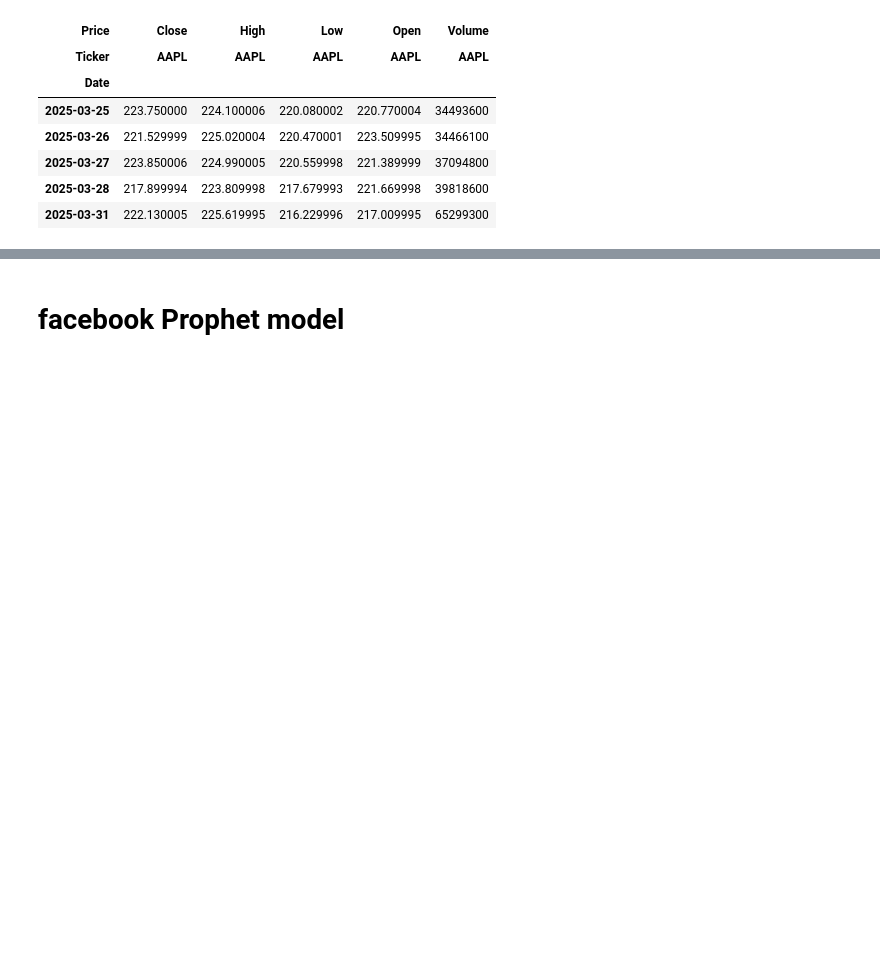
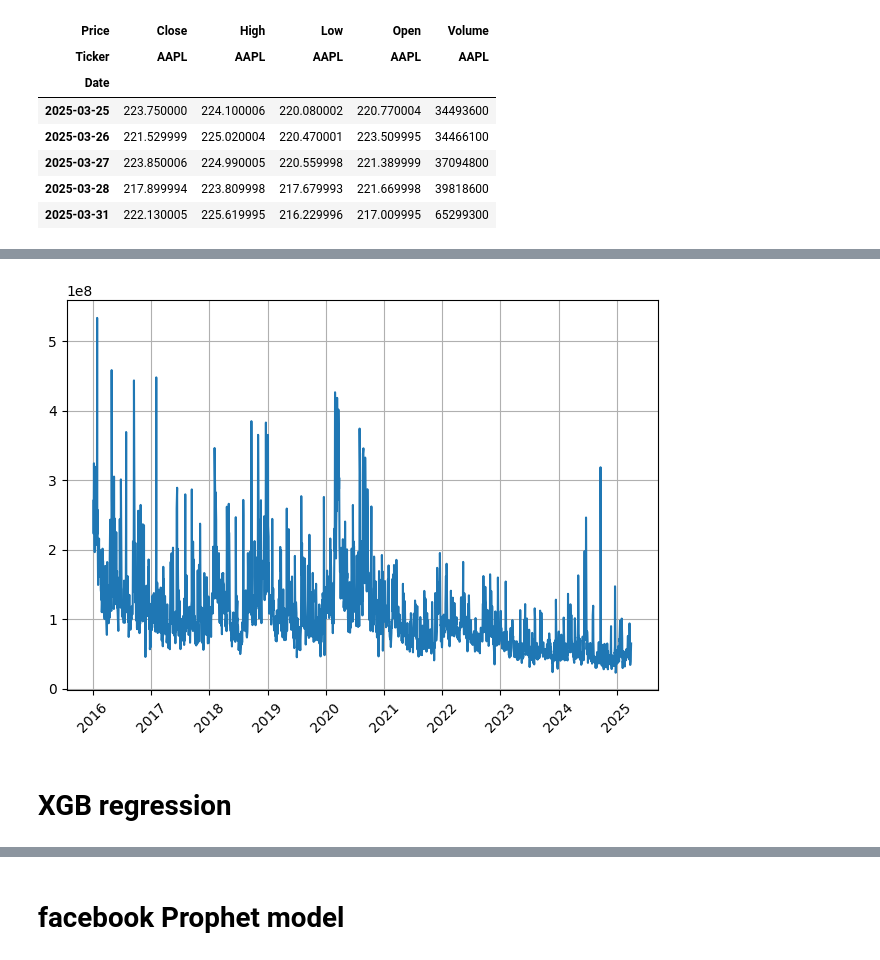
Before and after one commit to apoorvapu/data_science, a Jupyter notebook: stock-price-prediction.ipynb, the cells around one changed output, grey strips where cells are left out. Saved outputs shown, nothing was run; the diff lists cells and outputs as text; code cells hidden in the pictures; blank space fills up the shorter version.

```diff
--- a/stock-price-prediction.ipynb
+++ b/stock-price-prediction.ipynb
@@ -92,0 +94,10 @@ plt.show()
+# %%
+plt.plot(data.index, data['Volume'])
+plt.grid(True)
+plt.xticks(rotation=45)
+plt.tight_layout()
+plt.show()
+# %% [output]
+[figure, added]
+# %% [markdown]
+# XGB regression
```
Also changed, not shown: parts of 24 cells of this notebook.
